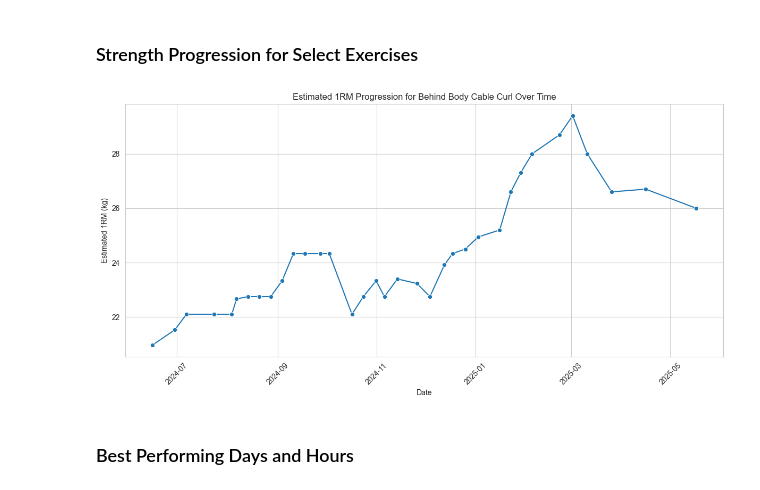
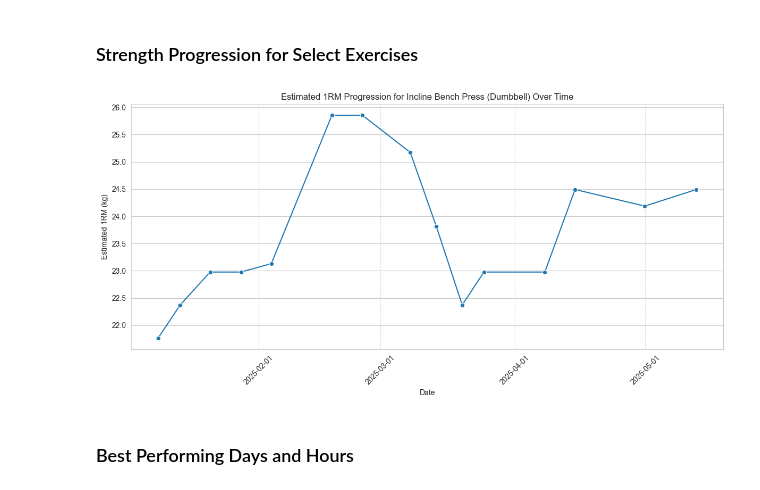
Before and after one commit to valuin/final-ds-basic, a Jupyter notebook: workout-analysis.ipynb, the cells around one changed output. Cells and saved outputs as stored; diff of their text form; code cells hidden in the pictures.

```diff
--- a/workout-analysis.ipynb
+++ b/workout-analysis.ipynb
@@ -206,33 +410,33 @@ plt.show()
 # %% [markdown]
 ### Strength Progression for Select Exercises
 # %%
-# Plotting Estimated 1RM for a Specific Exercise
-exercise_to_analyze = 'Behind Body Cable Curl' # Replace with one of any specific exercise
+import matplotlib.dates as mdates
 
+exercise_to_analyze = 'Incline Bench Press (Dumbbell)'
 # Filter data for the specific exercise
 exercise_data = df[df['exercise_title'] == exercise_to_analyze].copy()
-
-# To avoid plotting every single set's 1RM estimate (which can be noisy),
-# let's look at the maximum estimated 1RM achieved per workout for this exercise.
-# This gives a better sense of strength progression across sessions.
 max_1rm_per_workout = exercise_data.groupby('workout_id').agg(
     max_estimated_1rm=('estimated_1rm', 'max'),
     start_time=('start_time', 'first')
 ).reset_index()
 
-# Ensure the start_time column is datetime objects
 max_1rm_per_workout['start_time'] = pd.to_datetime(max_1rm_per_workout['start_time'])
 
 plt.figure(figsize=(12, 6))
 sns.lineplot(data=max_1rm_per_workout, x='start_time', y='max_estimated_1rm', marker='o')
 plt.title(f'Estimated 1RM Progression for {exercise_to_analyze} Over Time')
 plt.xlabel('Date')
 plt.ylabel('Estimated 1RM (kg)')
+
+ax = plt.gca()
+ax.xaxis.set_major_locator(mdates.MonthLocator())
+ax.xaxis.set_major_formatter(mdates.DateFormatter('%Y-%m-%d'))
+plt.grid(axis='x', linestyle='--', alpha=0.7)
 plt.xticks(rotation=45)
 plt.tight_layout()
 plt.show()
 # %% [output]
-[figure, old version]
+[figure, new version]
 # %% [markdown]
 ### Best Performing Days and Hours
 # %%
```
Also changed, not shown: parts of 21 cells of this notebook, 2 other files.
